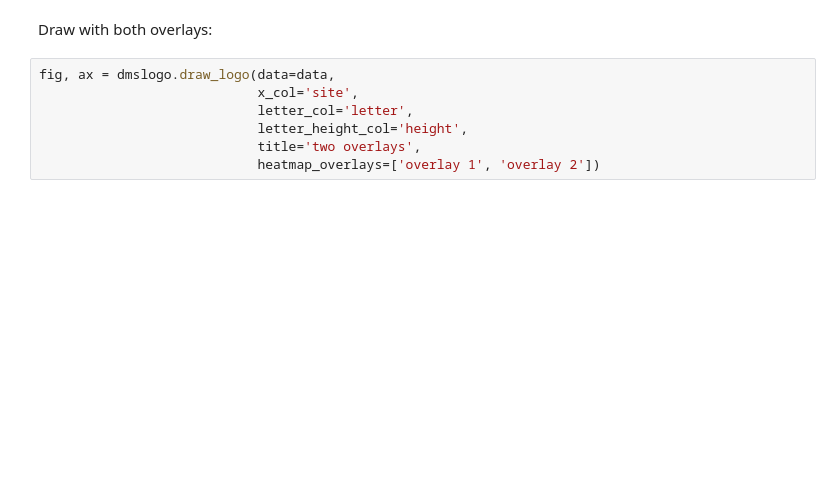
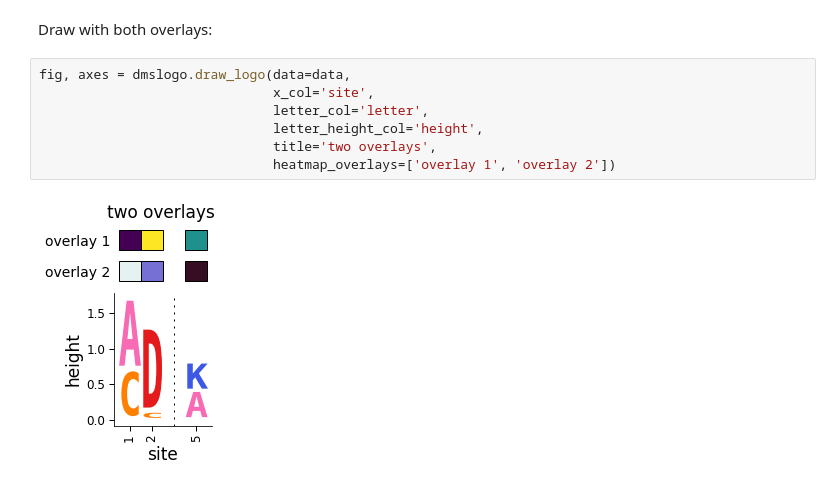
Before and after one commit to jbloomlab/dmslogo, a Jupyter notebook: notebooks/overlays.ipynb, the cells around one changed output. Saved outputs shown, nothing was run; the diff lists cells and outputs as text; blank space fills up the shorter version.

```diff
--- a/notebooks/overlays.ipynb
+++ b/notebooks/overlays.ipynb
@@ -102,9 +102,11 @@ TypeError: draw_logo() got an unexpected keyword argument 'heatmap_overlays'
 # %% [markdown]
 Draw with both overlays:
 # %%
-fig, ax = dmslogo.draw_logo(data=data,
-                            x_col='site',
-                            letter_col='letter',
-                            letter_height_col='height',
-                            title='two overlays',
-                            heatmap_overlays=['overlay 1', 'overlay 2'])
+fig, axes = dmslogo.draw_logo(data=data,
+                              x_col='site',
+                              letter_col='letter',
+                              letter_height_col='height',
+                              title='two overlays',
+                              heatmap_overlays=['overlay 1', 'overlay 2'])
+# %% [output]
+[figure, added]
```
Also changed, not shown: parts of 2 cells of this notebook, 5 other files.
